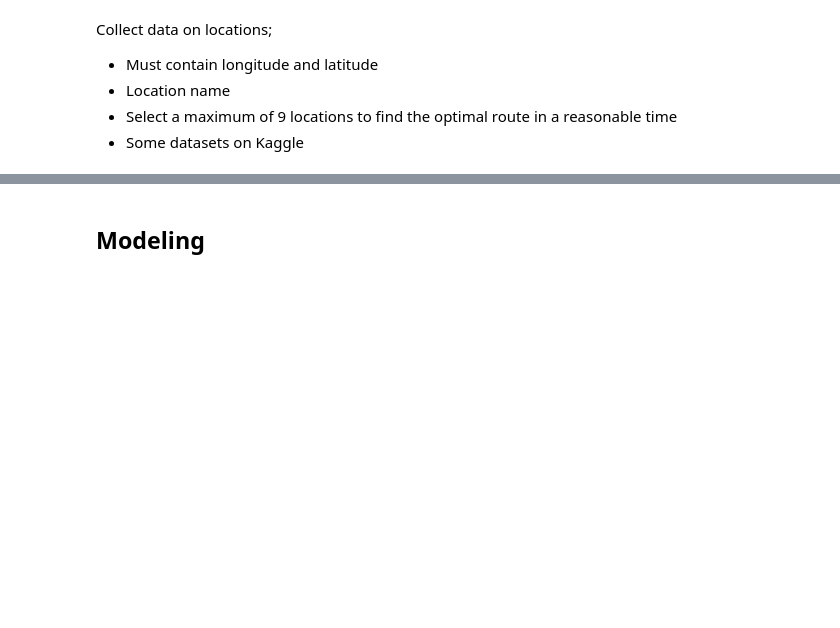
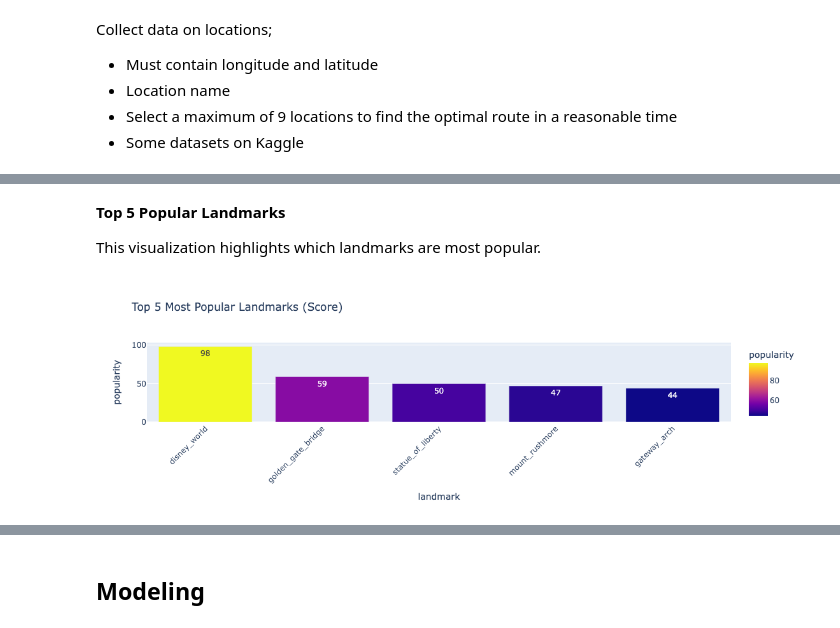
Before and after one commit to KRMalaGrino/butterfly-brigade, a Jupyter notebook: data_science/roadtrip_project.ipynb, the cells around one changed output, grey strips where cells are left out. Saved outputs shown, nothing was run; the diff lists cells and outputs as text; code cells hidden in the pictures; blank space fills up the shorter version.

```diff
--- a/data_science/roadtrip_project.ipynb
+++ b/data_science/roadtrip_project.ipynb
@@ -46,0 +187,24 @@ If we come up with our own, do we need to create features like distances in mile
+# %% [markdown]
+**Top 5 Popular Landmarks**
+
+This visualization highlights which landmarks are most popular.
+# %%
+# Get the top 5 landmarks based on popularity score
+top10 = df.sort_values(by='popularity', ascending=False).head(10)
+
+# Create a bar chart
+fig = px.bar(
+    top10,
+    x='landmark', # landmark names on x-axis
+    y='popularity', # popularity score on y-axis
+    color='popularity', # color code based on the score
+    title='Top 5 Most Popular Landmarks (Score)',
+    hover_data=['city', 'state', 'visit_time_(hrs)'], # show details on the hover
+    text='popularity' # show scores as text on the bars
+)
+
+fig.update_layout(xaxis_tickangle=-45) # rotate text on x-axis
+
+fig.show() # display the chart
+# %% [output]
+[figure, added]
```
Also changed, not shown: parts of 25 cells of this notebook.
